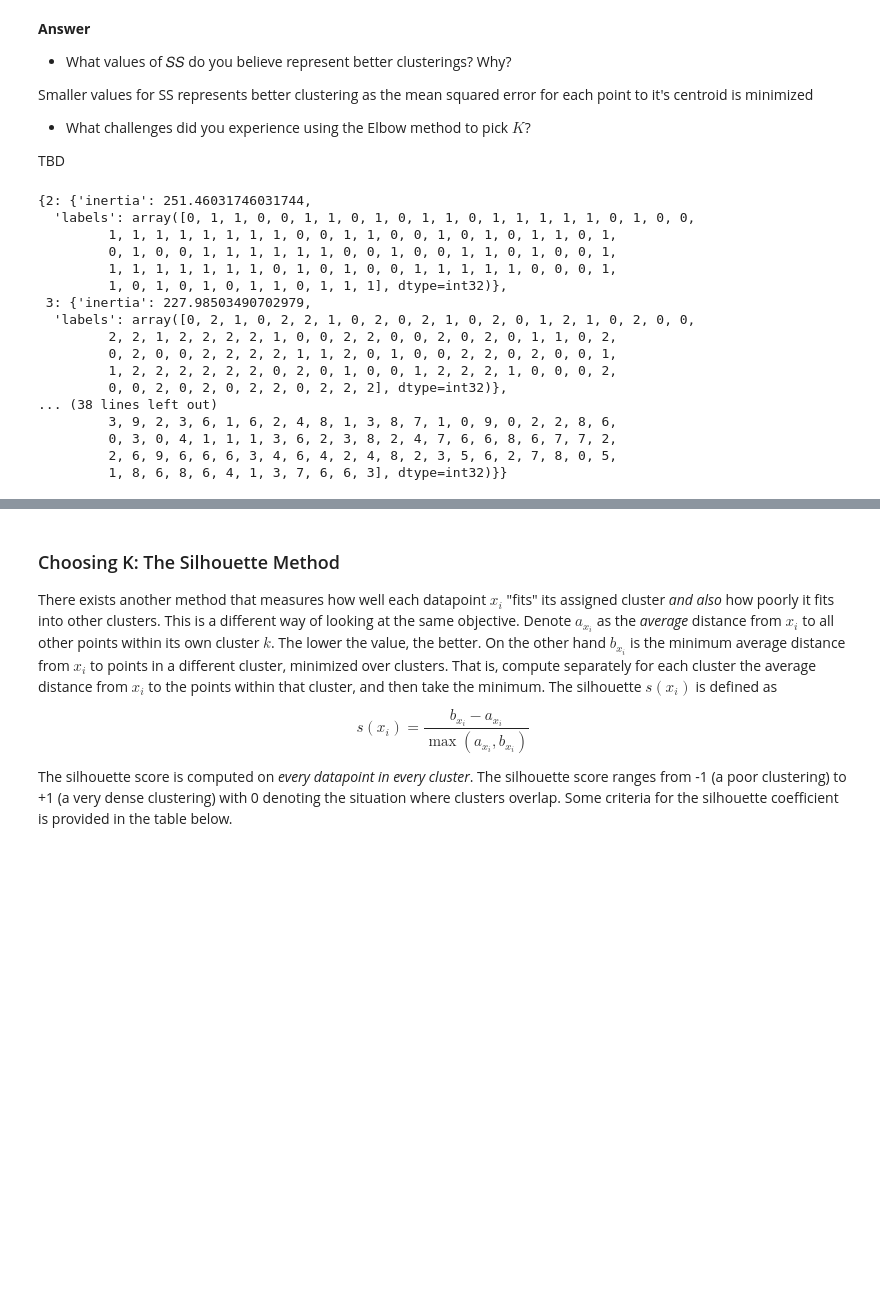
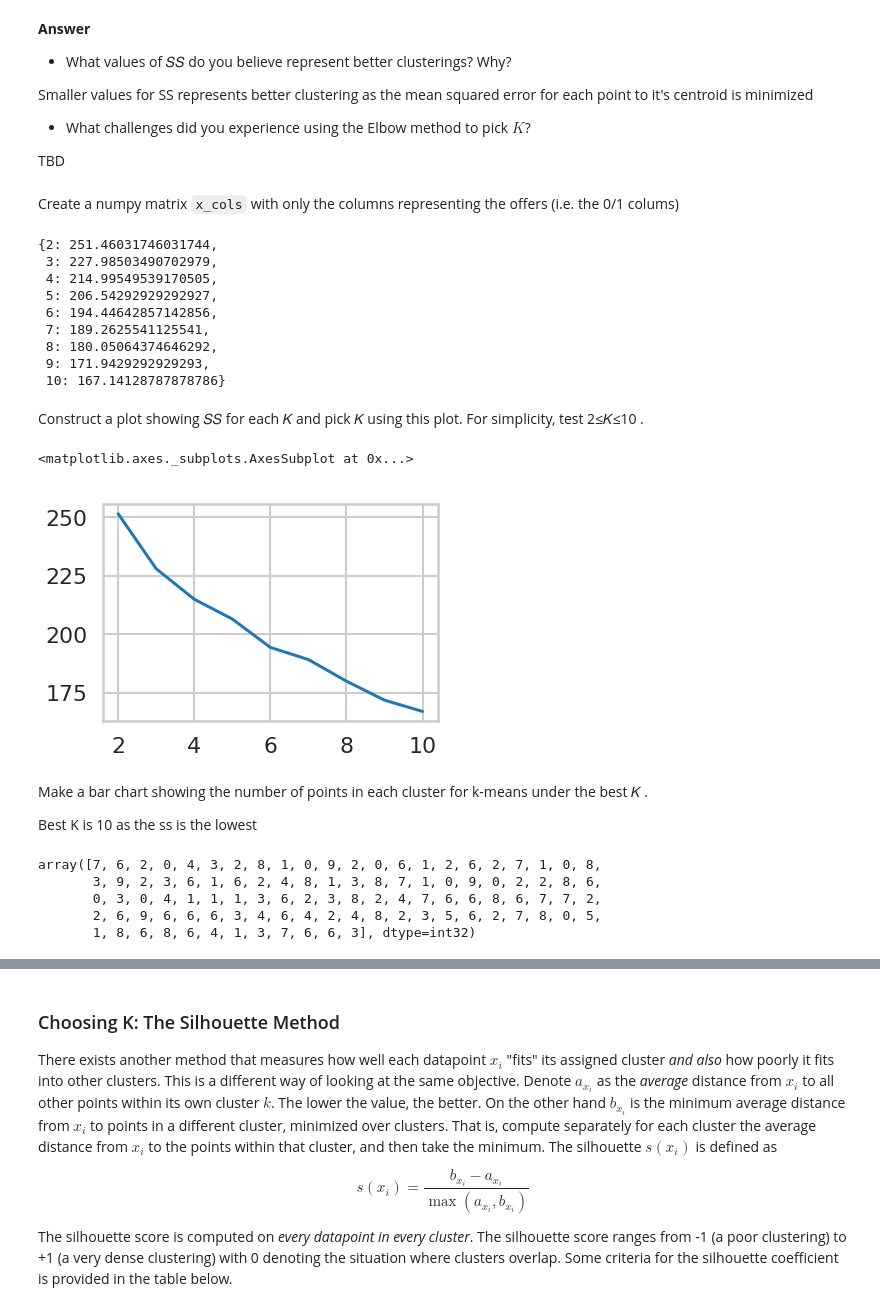
Before and after one commit to sv650s/springboard, a Jupyter notebook: aic-8_2_10_clustering-mini-project/Mini_Project_Clustering.ipynb, the cells around one changed output, grey strips where cells are left out. Drawn from its saved outputs; the diff is of its cells as text; code cells hidden in the pictures; blank space fills up the shorter version.

```diff
--- a/aic-8_2_10_clustering-mini-project/Mini_Project_Clustering.ipynb
+++ b/aic-8_2_10_clustering-mini-project/Mini_Project_Clustering.ipynb
@@ -112,34 +114,51 @@ Smaller values for SS represents better clustering as the mean squared error for
 
 
 TBD
+# %% [markdown]
+Create a numpy matrix `x_cols` with only the columns representing the offers (i.e. the 0/1 colums)
 # %%
-# your turn
 from sklearn.cluster import KMeans
 
+x_cols = offer_matrix.drop("customer_name", axis='columns')
 ss = {}
-x_cols = offer_matrix.drop("customer_name", axis='columns')
+predictions = {}
+centers_km = {}
+
 for k in range(2, 11):
   km = KMeans(n_clusters=k, random_state=1)
   predict = km.fit_predict(x_cols)
-  results = {"inertia": km.inertia_, "labels": km.labels_}
-  ss[k] = results
+  # put the results in lists so it's easier to plot later
+  ss[k] = km.inertia_
+  centers_km[k] = km.cluster_centers_
+  predictions[k] = km.labels_
 # %%
 ss
 # %% [output]
-{2: {'inertia': 251.46031746031744,
-  'labels': array([0, 1, 1, 0, 0, 1, 1, 0, 1, 0, 1, 1, 0, 1, 1, 1, 1, 1, 0, 1, 0, 0,
-         1, 1, 1, 1, 1, 1, 1, 1, 0, 0, 1, 1, 0, 0, 1, 0, 1, 0, 1, 1, 0, 1,
-         0, 1, 0, 0, 1, 1, 1, 1, 1, 1, 0, 0, 1, 0, 0, 1, 1, 0, 1, 0, 0, 1,
-         1, 1, 1, 1, 1, 1, 1, 0, 1, 0, 1, 0, 0, 1, 1, 1, 1, 1, 0, 0, 0, 1,
-         1, 0, 1, 0, 1, 0, 1, 1, 0, 1, 1, 1], dtype=int32)},
- 3: {'inertia': 227.98503490702979,
-  'labels': array([0, 2, 1, 0, 2, 2, 1, 0, 2, 0, 2, 1, 0, 2, 0, 1, 2, 1, 0, 2, 0, 0,
-         2, 2, 1, 2, 2, 2, 2, 1, 0, 0, 2, 2, 0, 0, 2, 0, 2, 0, 1, 1, 0, 2,
-         0, 2, 0, 0, 2, 2, 2, 2, 1, 1, 2, 0, 1, 0, 0, 2, 2, 0, 2, 0, 0, 1,
-         1, 2, 2, 2, 2, 2, 2, 0, 2, 0, 1, 0, 0, 1, 2, 2, 2, 1, 0, 0, 0, 2,
-         0, 0, 2, 0, 2, 0, 2, 2, 0, 2, 2, 2], dtype=int32)},
-... (38 lines left out)
-         3, 9, 2, 3, 6, 1, 6, 2, 4, 8, 1, 3, 8, 7, 1, 0, 9, 0, 2, 2, 8, 6,
-         0, 3, 0, 4, 1, 1, 1, 3, 6, 2, 3, 8, 2, 4, 7, 6, 6, 8, 6, 7, 7, 2,
-         2, 6, 9, 6, 6, 6, 3, 4, 6, 4, 2, 4, 8, 2, 3, 5, 6, 2, 7, 8, 0, 5,
-         1, 8, 6, 8, 6, 4, 1, 3, 7, 6, 6, 3], dtype=int32)}}
+{2: 251.46031746031744,
+ 3: 227.98503490702979,
+ 4: 214.99549539170505,
+ 5: 206.54292929292927,
+ 6: 194.44642857142856,
+ 7: 189.2625541125541,
+ 8: 180.05064374646292,
+ 9: 171.9429292929293,
+ 10: 167.14128787878786}
+# %% [markdown]
+Construct a plot showing  𝑆𝑆  for each  𝐾  and pick  𝐾  using this plot. For simplicity, test  2≤𝐾≤10 .
+# %%
+sns.lineplot(x=ss.keys(), y=ss.values())
+# %% [output]
+<matplotlib.axes._subplots.AxesSubplot at 0x...>
+[figure, added]
+# %% [markdown]
+Make a bar chart showing the number of points in each cluster for k-means under the best  𝐾 .
+
+Best K is 10 as the ss is the lowest
+# %%
+predictions[10]
+# %% [output]
+array([7, 6, 2, 0, 4, 3, 2, 8, 1, 0, 9, 2, 0, 6, 1, 2, 6, 2, 7, 1, 0, 8,
+       3, 9, 2, 3, 6, 1, 6, 2, 4, 8, 1, 3, 8, 7, 1, 0, 9, 0, 2, 2, 8, 6,
+       0, 3, 0, 4, 1, 1, 1, 3, 6, 2, 3, 8, 2, 4, 7, 6, 6, 8, 6, 7, 7, 2,
+       2, 6, 9, 6, 6, 6, 3, 4, 6, 4, 2, 4, 8, 2, 3, 5, 6, 2, 7, 8, 0, 5,
+       1, 8, 6, 8, 6, 4, 1, 3, 7, 6, 6, 3], dtype=int32)
```
Also changed, not shown: parts of 5 cells of this notebook.
